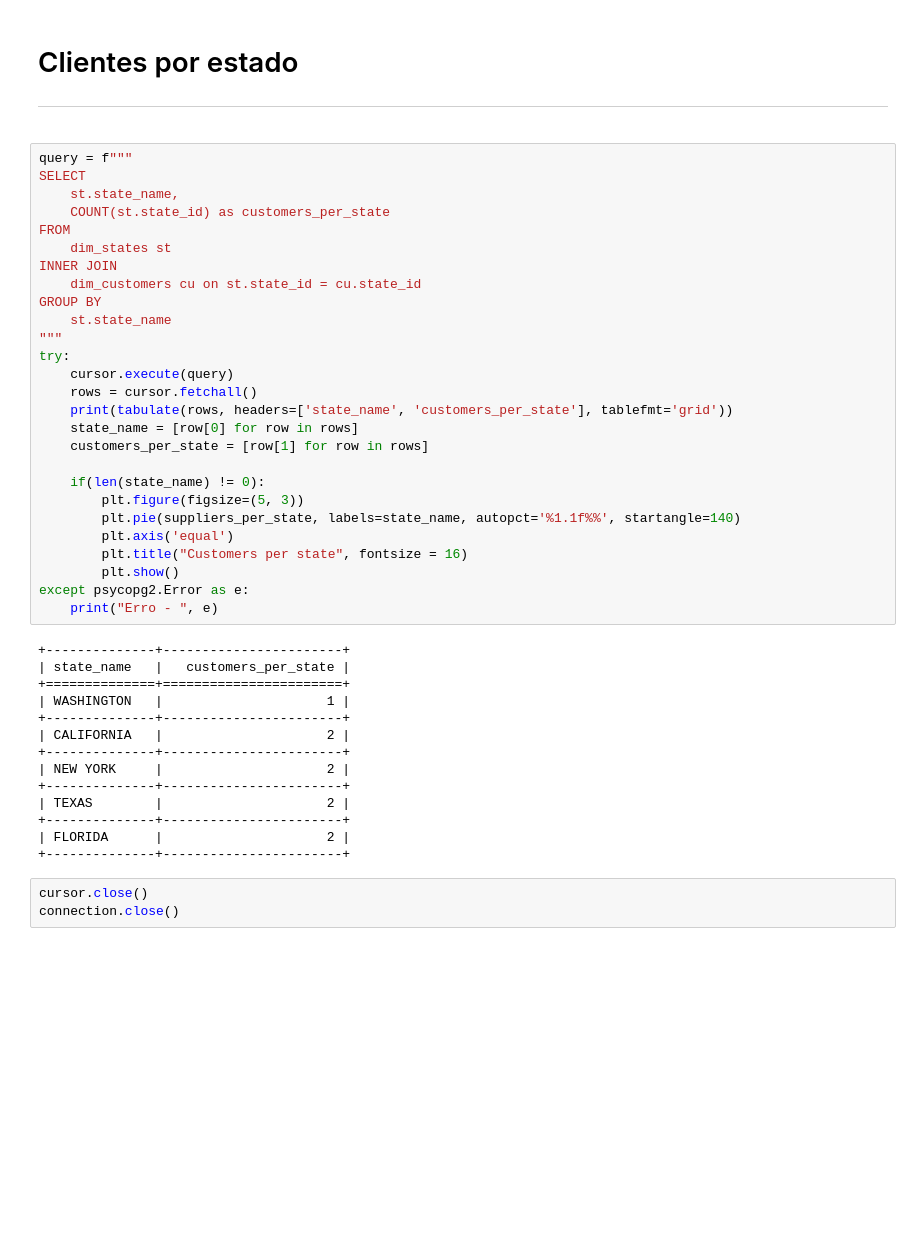
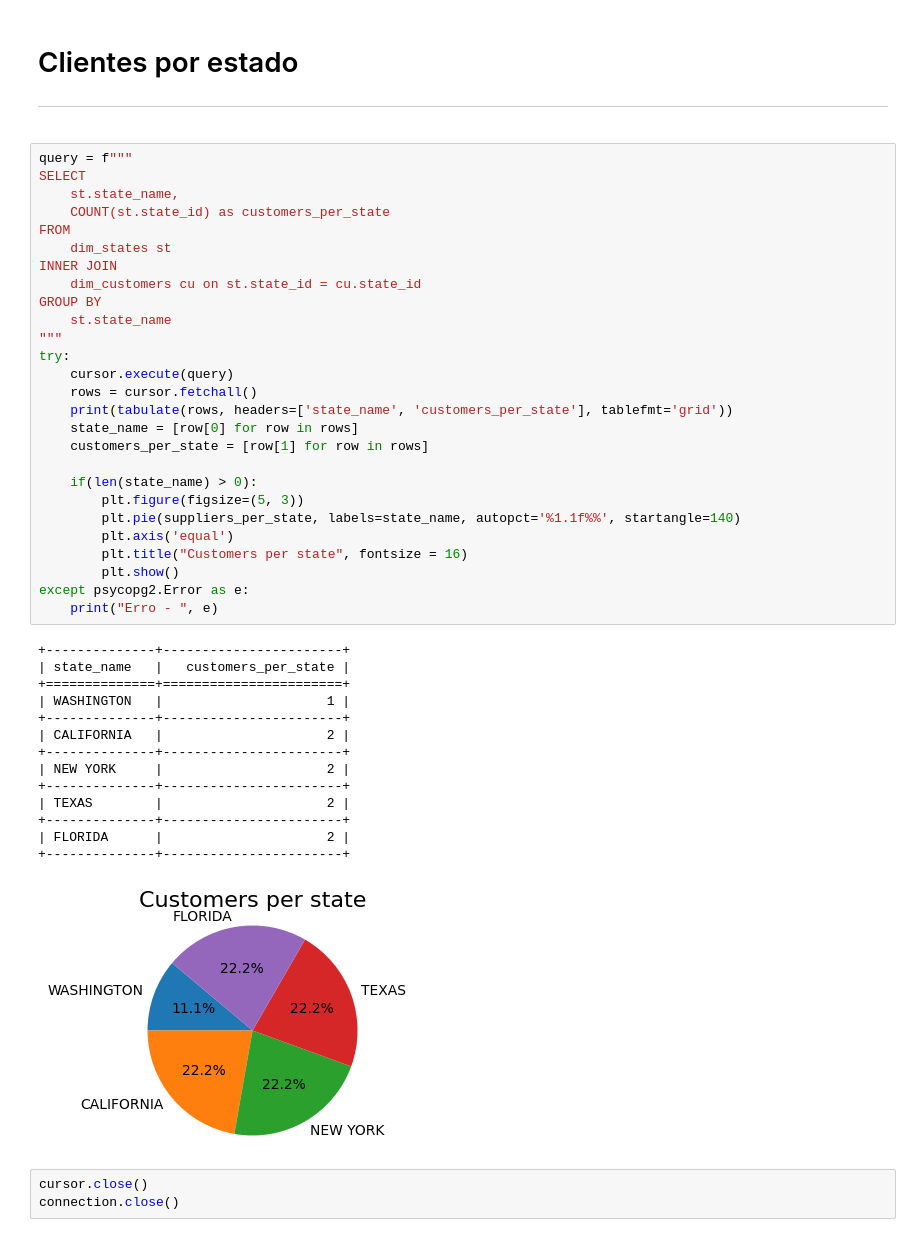
Before and after one commit to renemichelnunes/banco, a Jupyter notebook: questoes.ipynb, the cells around one changed output. Cells and saved outputs as stored; diff of their text form; blank space fills up the shorter version.

```diff
--- a/questoes.ipynb
+++ b/questoes.ipynb
@@ -998,34 +999,35 @@ GROUP BY
 	st.state_name
 """
 try:
     cursor.execute(query)
     rows = cursor.fetchall()
     print(tabulate(rows, headers=['state_name', 'customers_per_state'], tablefmt='grid'))
     state_name = [row[0] for row in rows]
     customers_per_state = [row[1] for row in rows]
 
-    if(len(state_name) != 0):
+    if(len(state_name) > 0):
         plt.figure(figsize=(5, 3))
         plt.pie(suppliers_per_state, labels=state_name, autopct='%1.1f%%', startangle=140)
         plt.axis('equal')
         plt.title("Customers per state", fontsize = 16)
         plt.show()
 except psycopg2.Error as e:
     print("Erro - ", e)
 # %% [output]
 +--------------+-----------------------+
 | state_name   |   customers_per_state |
 +==============+=======================+
 | WASHINGTON   |                     1 |
 +--------------+-----------------------+
 | CALIFORNIA   |                     2 |
 +--------------+-----------------------+
 | NEW YORK     |                     2 |
 +--------------+-----------------------+
 | TEXAS        |                     2 |
 +--------------+-----------------------+
 | FLORIDA      |                     2 |
 +--------------+-----------------------+
+[figure, added]
 # %%
 cursor.close()
 connection.close()
```
Also changed, not shown: parts of 5 cells of this notebook.
